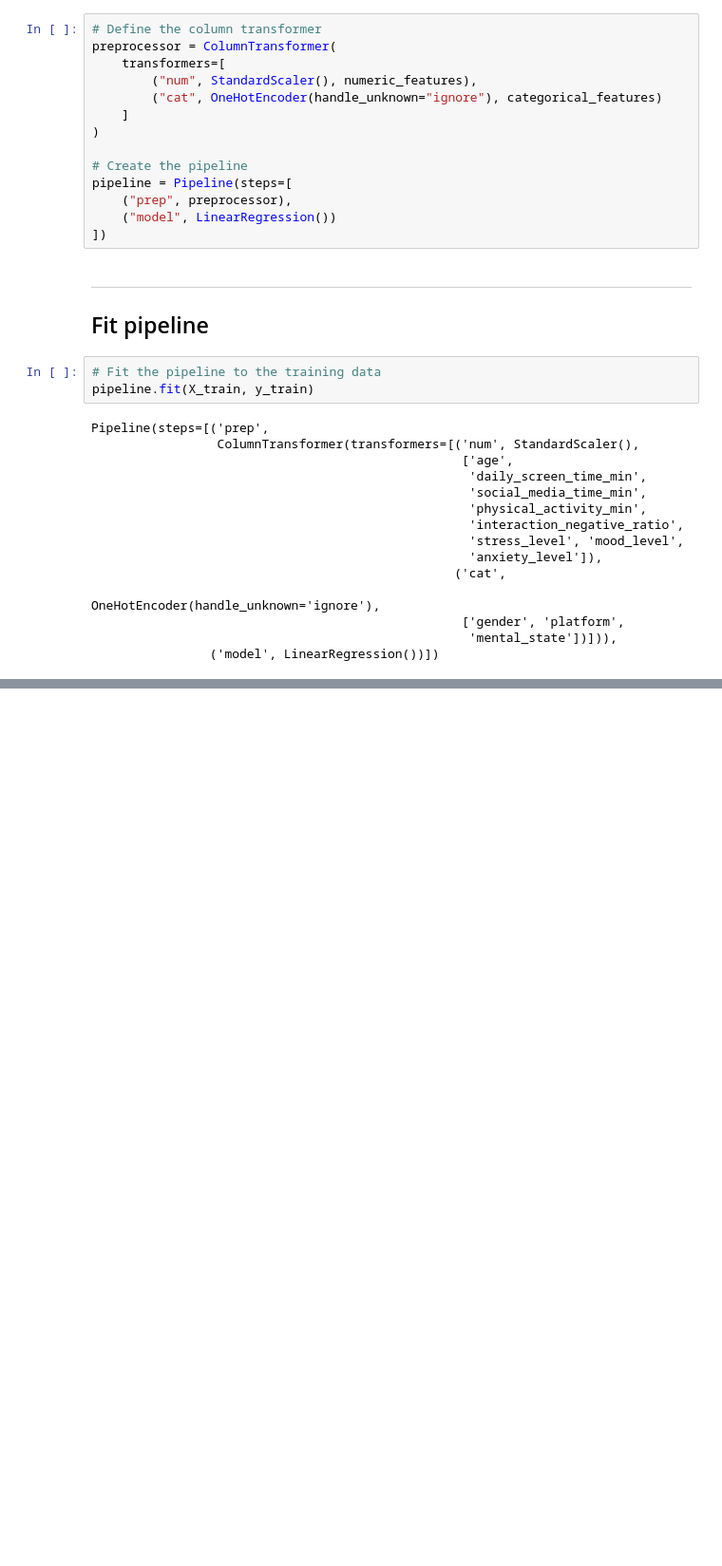
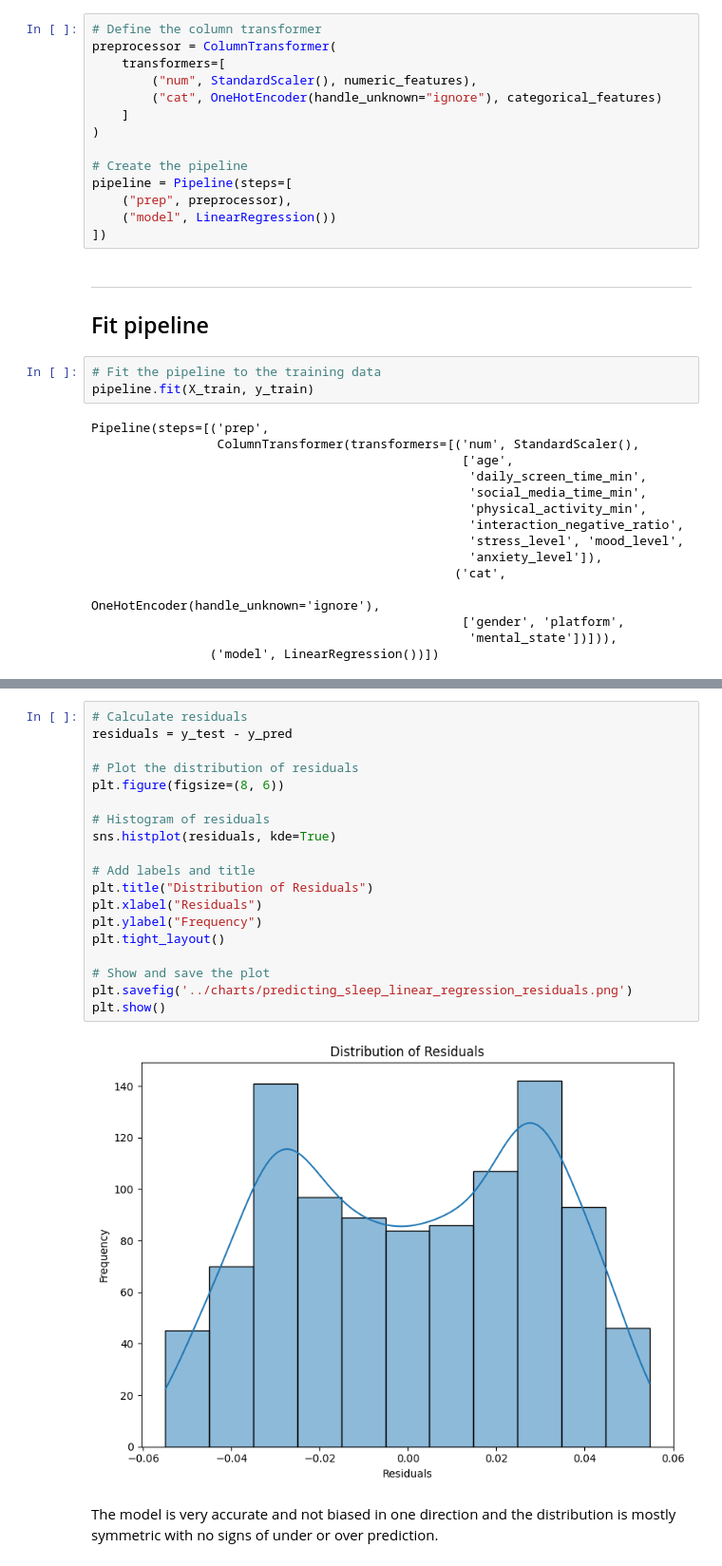
Before and after one commit to petedanielsmith/social-media-effect-on-mental-health, a Jupyter notebook: jupyter_notebooks/06_predicting_sleep.ipynb, the cells around one changed output, grey strips where cells are left out. Shown at 95% size. Cells and saved outputs as stored; diff of their text form; blank space fills up the shorter version.

```diff
--- a/jupyter_notebooks/06_predicting_sleep.ipynb
+++ b/jupyter_notebooks/06_predicting_sleep.ipynb
@@ -101,0 +162,23 @@ Pipeline(steps=[('prep',
+# %%
+# Calculate residuals
+residuals = y_test - y_pred
+
+# Plot the distribution of residuals
+plt.figure(figsize=(8, 6))
+
+# Histogram of residuals
+sns.histplot(residuals, kde=True)
+
+# Add labels and title
+plt.title("Distribution of Residuals")
+plt.xlabel("Residuals")
+plt.ylabel("Frequency")
+plt.tight_layout()
+
+# Show and save the plot
+plt.savefig('../charts/predicting_sleep_linear_regression_residuals.png')
+plt.show()
+# %% [output]
+[figure, added]
+# %% [markdown]
+The model is very accurate and not biased in one direction and the distribution is mostly symmetric with no signs of under or over prediction.
```
Also changed, not shown: parts of 5 cells of this notebook, 2 other files.
